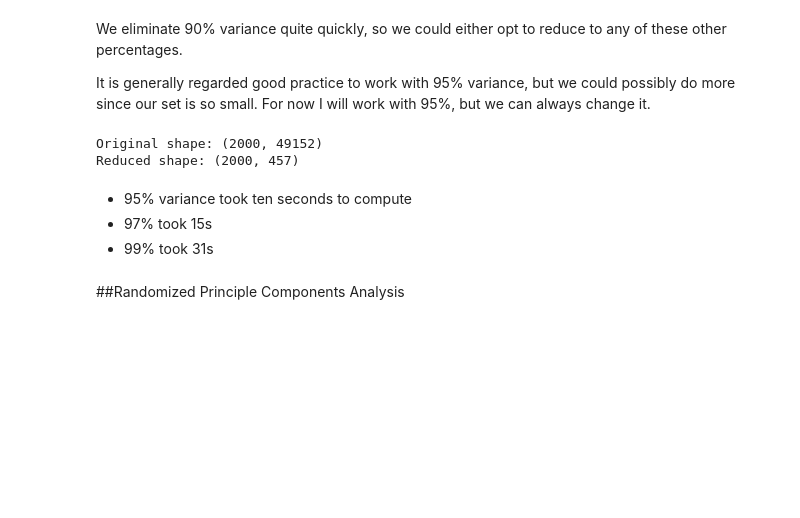
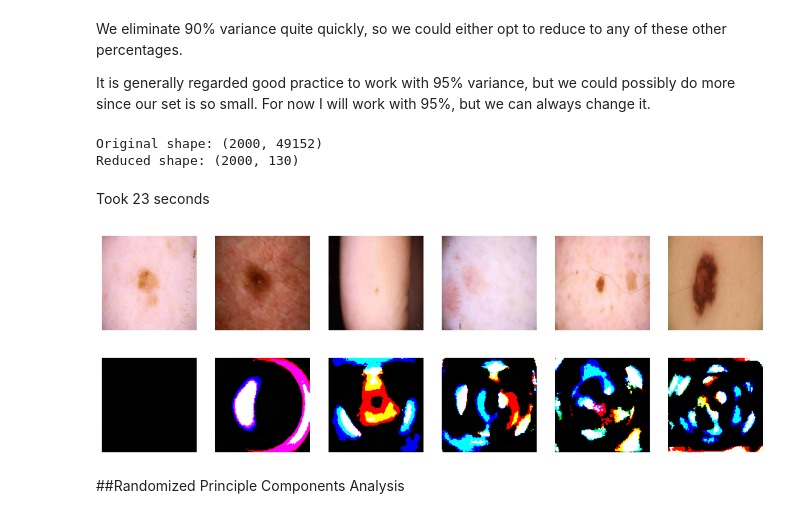
Before and after one commit to cammylexi/CS2341-Assignment-3, a Jupyter notebook: Lab_Two_Assignment.ipynb, the cells around one changed output. Drawn from its saved outputs; the diff is of its cells as text; code cells hidden in the pictures; blank space fills up the shorter version.

```diff
--- a/Lab_Two_Assignment.ipynb
+++ b/Lab_Two_Assignment.ipynb
@@ -230,17 +244,22 @@ We eliminate 90% variance quite quickly, so we could either opt to reduce to any
 It is generally regarded good practice to work with 95% variance, but we could possibly do more since our set is so small. For now I will work with 95%, but we can always change it.
 # %%
 # Apply PCA with the optimal number of components (58 for now)
-pca_optimal = PCA(n_components=457)
+pca_optimal = PCA(n_components=130)
 X_reduced = pca_optimal.fit_transform(flattened_images)
 
 print(f"Original shape: {flattened_images.shape}")
 print(f"Reduced shape: {X_reduced.shape}")  # Should now be (num_images, num_components)
+eigenfaces = pca_optimal.components_.reshape((130, 128, 128, 3))
 # %% [output]
 Original shape: (2000, 49152)
-Reduced shape: (2000, 457)
+Reduced shape: (2000, 130)
-# %% [markdown]
-* 95% variance took ten seconds to compute
-* 97% took 15s
-* 99% took 31s
+# %% [markdown]
+Took 23 seconds
+# %%
+display_images(flattened_images, image_shape=(128, 128, 3), indices=[0, 10, 20, 30, 40, 50])
+display_images(eigenfaces, image_shape=(128, 128, 3), indices=[0, 10, 20, 30, 40, 50])
+# %% [output]
+[figure, added]
+[figure, added]
 # %% [markdown]
 ##Randomized Principle Components Analysis
```
Also changed, not shown: parts of 34 cells of this notebook.
